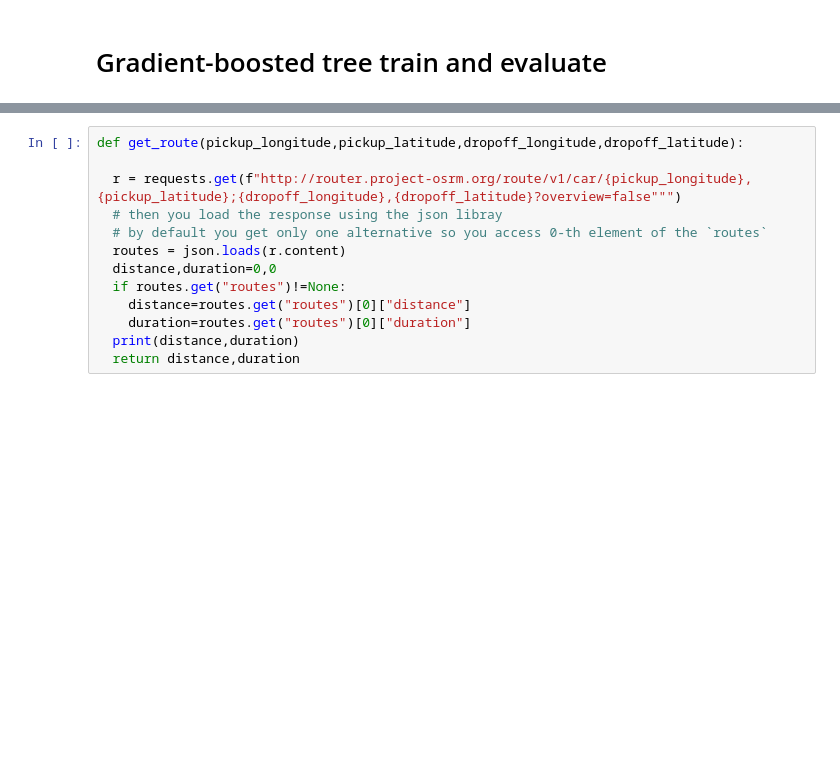
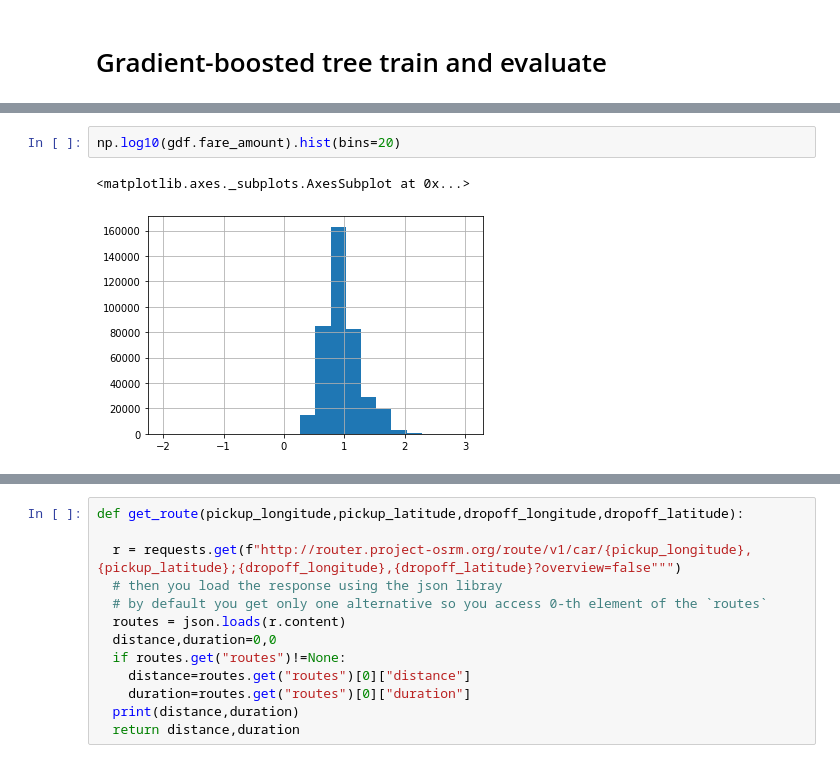
Before and after one commit to ekrako/big_data_final, a Jupyter notebook: Final_Project.ipynb, the cells around one changed output, grey strips where cells are left out. Saved outputs shown, nothing was run; the diff lists cells and outputs as text; blank space fills up the shorter version.

```diff
--- a/Final_Project.ipynb
+++ b/Final_Project.ipynb
@@ -303,0 +388,5 @@ fit_and_evaluate(gbt,train_data,test_data,caption="Gradient-boosted tree")'
+# %%
+np.log10(gdf.fare_amount).hist(bins=20)
+# %% [output]
+<matplotlib.axes._subplots.AxesSubplot at 0x...>
+[figure, added]
```
Also changed, not shown: parts of 40 cells of this notebook.
